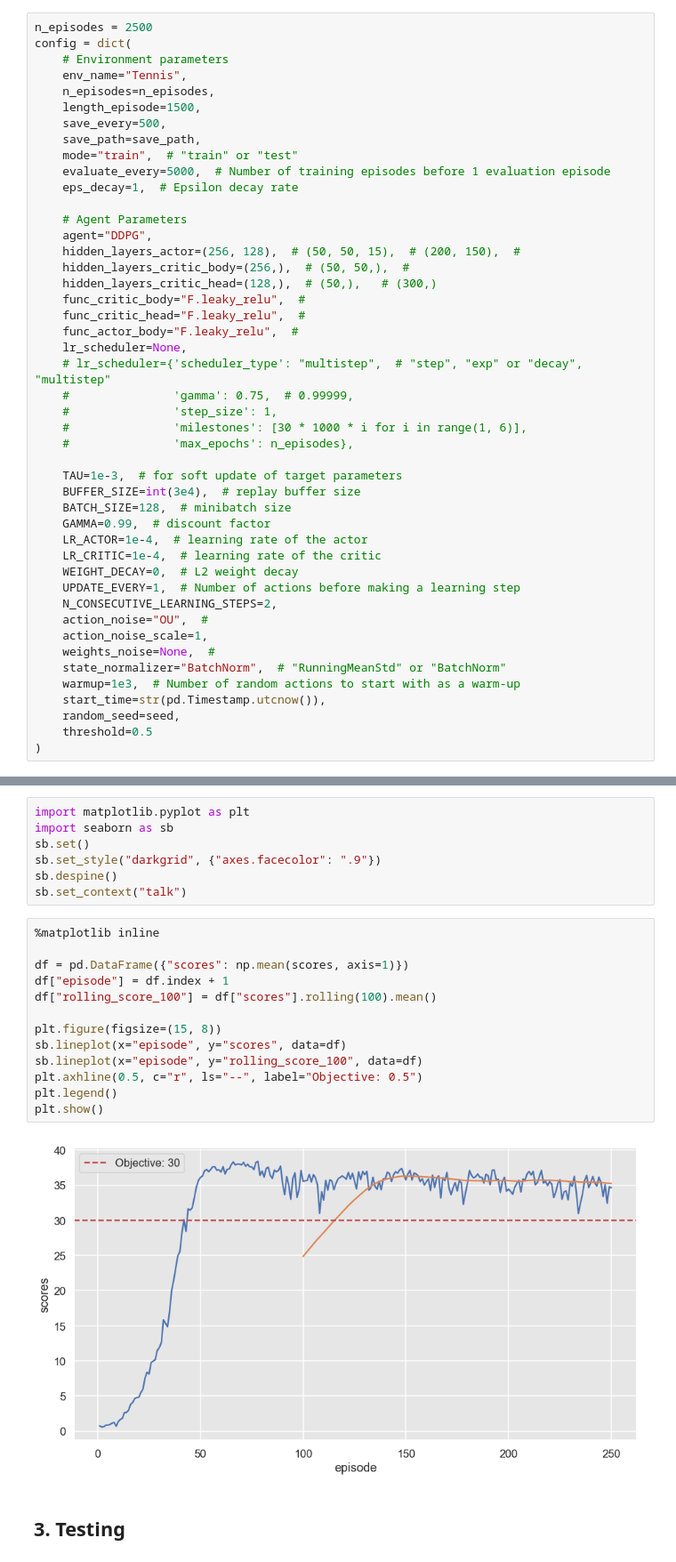
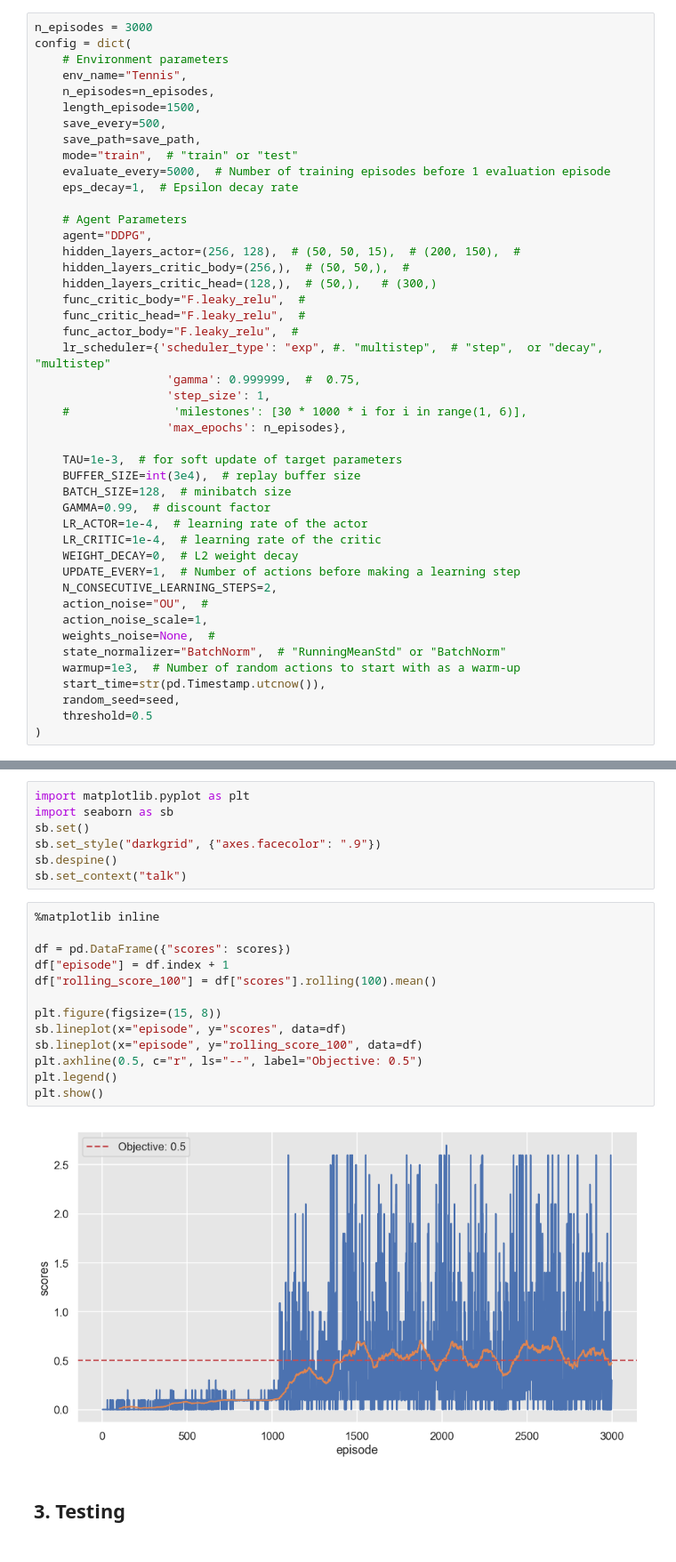
Before and after one commit to CangelosiQ/RL-Library, a Jupyter notebook: examples/p3_collab-compet/Tennis.ipynb, the cells around one changed output, grey strips where cells are left out. Shown: that part at 89% size. Drawn from its saved outputs; the diff is of its cells as text.

```diff
--- a/examples/p3_collab-compet/Tennis.ipynb
+++ b/examples/p3_collab-compet/Tennis.ipynb
@@ -78,7 +78,7 @@ logger.addHandler(handler)
 # %% [markdown]
 ### Configuration
 # %%
-n_episodes = 2500
+n_episodes = 3000
 config = dict(
     # Environment parameters
     env_name="Tennis",
@@ -98,12 +98,11 @@ config = dict(
     func_critic_body="F.leaky_relu",  #
     func_critic_head="F.leaky_relu",  #
     func_actor_body="F.leaky_relu",  #
-    lr_scheduler=None,
-    # lr_scheduler={'scheduler_type': "multistep",  # "step", "exp" or "decay", "multistep"
-    #               'gamma': 0.75,  # 0.99999,
-    #               'step_size': 1,
+    lr_scheduler={'scheduler_type': "exp", #. "multistep",  # "step",  or "decay", "multistep"
+                   'gamma': 0.999999,  #  0.75,
+                   'step_size': 1,
     #               'milestones': [30 * 1000 * i for i in range(1, 6)],
-    #               'max_epochs': n_episodes},
+                   'max_epochs': n_episodes},
 
     TAU=1e-3,  # for soft update of target parameters
     BUFFER_SIZE=int(3e4),  # replay buffer size
@@ -296,18 +281,18 @@ sb.set_context("talk")
 # %%
 %matplotlib inline
 
-df = pd.DataFrame({"scores": np.mean(scores, axis=1)})
+df = pd.DataFrame({"scores": scores})
 df["episode"] = df.index + 1
 df["rolling_score_100"] = df["scores"].rolling(100).mean()
 
 plt.figure(figsize=(15, 8))
 sb.lineplot(x="episode", y="scores", data=df)
 sb.lineplot(x="episode", y="rolling_score_100", data=df)
 plt.axhline(0.5, c="r", ls="--", label="Objective: 0.5")
 plt.legend()
 plt.show()
 # %% [output]
-[figure, old version]
+[figure, new version]
 # %% [markdown]
 ## 3. Testing
 # %%
```
Also changed, not shown: parts of 7 cells of this notebook, 7 other files.
